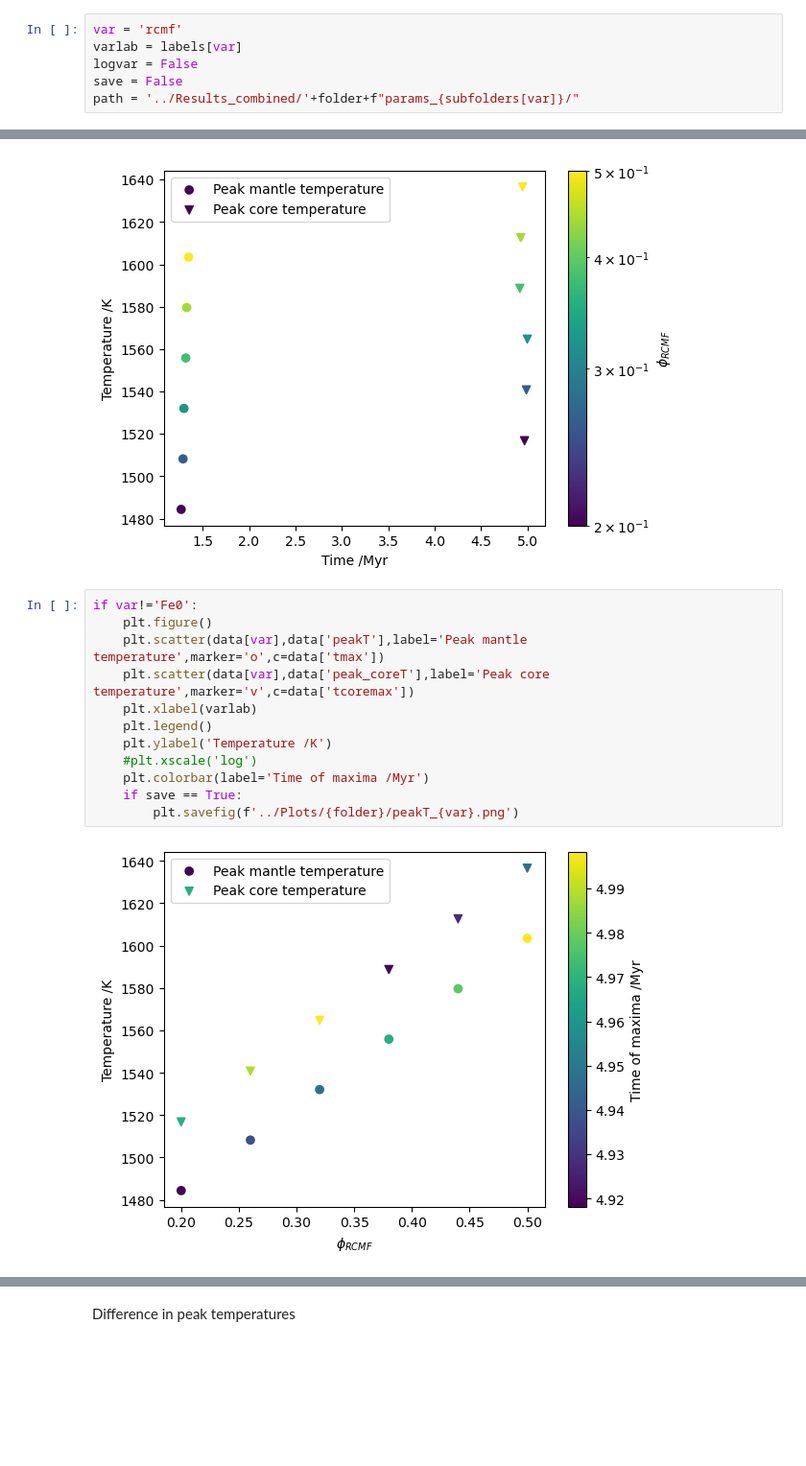
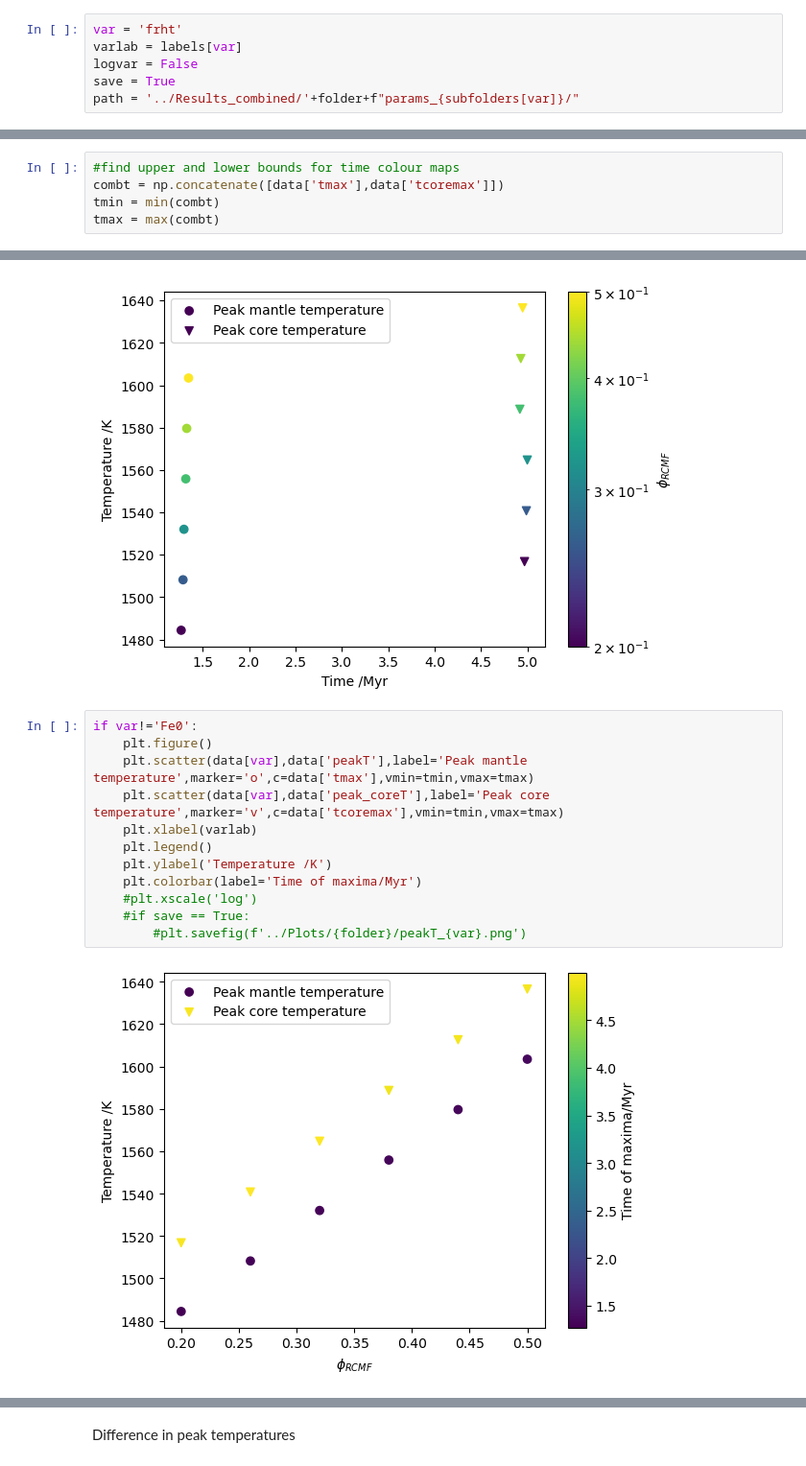
Before and after one commit to Hannah-RS/planetesimal-magnetic-history, a Jupyter notebook: Plotting_scripts/Single_var_comparison.ipynb, the cells around one changed output, grey strips where cells are left out. Shown at 96% size. Drawn from its saved outputs; the diff is of its cells as text; blank space fills up the shorter version.

```diff
--- a/Plotting_scripts/Single_var_comparison.ipynb
+++ b/Plotting_scripts/Single_var_comparison.ipynb
@@ -48,10 +49,10 @@ Myr = 365*24*3600*1e6 #number of s in Myr
 # %% [markdown]
 Choose your variable of interest
 # %%
-var = 'rcmf'
+var = 'frht'
 varlab = labels[var]
 logvar = False
-save = False
+save = True
 path = '../Results_combined/'+folder+f"params_{subfolders[var]}/"
 # %% [markdown]
 Import the temperature profile data for the two endmembers
@@ -189,6 +190,11 @@ if save == True:
 # %% [markdown]
 ### Peak core and mantle temperature <a class="anchor" id="peakT"></a>
 <p align="right">(<a href="#top">back to top</a>)</p>
+# %%
+#find upper and lower bounds for time colour maps
+combt = np.concatenate([data['tmax'],data['tcoremax']])
+tmin = min(combt)
+tmax = max(combt)
 # %%
 if var == 'Fe0':
     cmap = plt.colormaps['viridis']
@@ -229,14 +235,14 @@ if var!='Fe0':
 # %%
 if var!='Fe0':
     plt.figure()
-    plt.scatter(data[var],data['peakT'],label='Peak mantle temperature',marker='o',c=data['tmax'])
-    plt.scatter(data[var],data['peak_coreT'],label='Peak core temperature',marker='v',c=data['tcoremax'])
+    plt.scatter(data[var],data['peakT'],label='Peak mantle temperature',marker='o',c=data['tmax'],vmin=tmin,vmax=tmax)
+    plt.scatter(data[var],data['peak_coreT'],label='Peak core temperature',marker='v',c=data['tcoremax'],vmin=tmin,vmax=tmax)
     plt.xlabel(varlab)
     plt.legend()
     plt.ylabel('Temperature /K')
+    plt.colorbar(label='Time of maxima/Myr')
     #plt.xscale('log')
-    plt.colorbar(label='Time of maxima /Myr')
-    if save == True:
-        plt.savefig(f'../Plots/{folder}/peakT_{var}.png')
+    #if save == True:
+        #plt.savefig(f'../Plots/{folder}/peakT_{var}.png')
 # %% [output]
-[figure, old version]
+[figure, new version]
```
Also changed, not shown: parts of 8 cells of this notebook.
